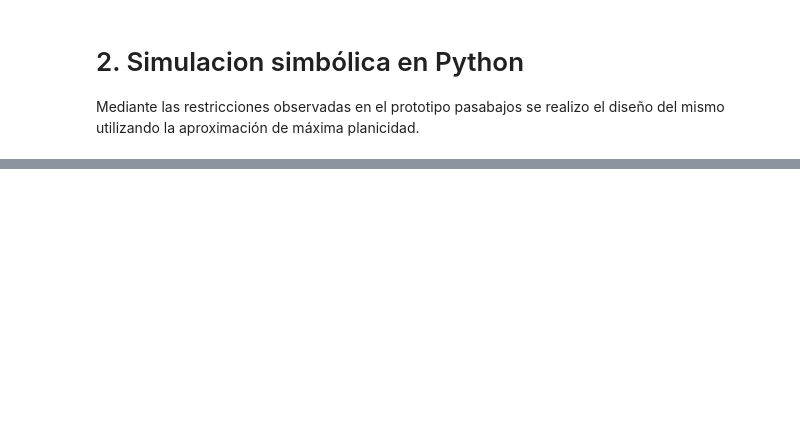
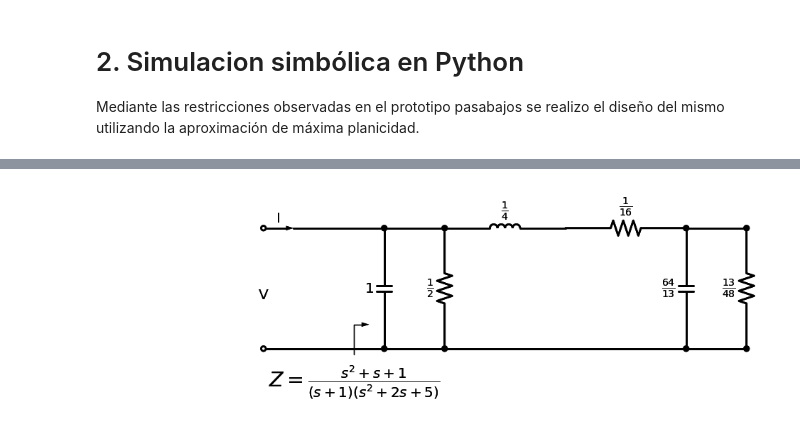
Before and after one commit to spalozzo/tc2_2023, a Jupyter notebook: TrabajoSemanal10/TS10_Notebook.ipynb, the cells around one changed output, grey strips where cells are left out. Cells and saved outputs as stored; diff of their text form; code cells hidden in the pictures; blank space fills up the shorter version.

```diff
--- a/TrabajoSemanal10/TS10_Notebook.ipynb
+++ b/TrabajoSemanal10/TS10_Notebook.ipynb
@@ -83,37 +83,41 @@ C1 = kC1/s # Me quedo con el valor del componente
 G_inf = sp.limit(Y2, s, sp.oo)
 G_0 = sp.limit(Y2, s, 0)
 # Remuevo la menor admitancia
-R1 = 1/np.min((Ginf, G0))
+R1 = 1/np.min((G_inf, G_0))
 Y4 = Y2 - 1/R1
 
 # Remuevo un inductor en k_inf
 Z6, kL1 = remover_polo_infinito(1/Y4)
 L1 = kL1/s # Me quedo con el valor del componente
 
 # Analizo extremos reales de la funcion excitacion
-Rinf = sp.limit(Z6, s, sp.oo)
-R0 = sp.limit(Z6, s, 0)
+R_inf = sp.limit(Z6, s, sp.oo)
+R_0 = sp.limit(Z6, s, 0)
 # Remuevo la menor resistencia
-R2 = np.min((Rinf, R0))
+R2 = np.min((R_inf, R_0))
 Z8 = Z6 - R2
 
 # Remuevo un capacitor en k_inf
 Y10, kC2 = remover_polo_infinito(1/Z8)
 C2 = kC2/s # Me quedo con el valor del componente
 
 # El residuo final es una R en paralelo
 R3 = 1/Y10
 
 # Dibujo la red
 circuito = Drawing(unit=4)
 circuito = dibujar_puerto_entrada(circuito, voltage_lbl = ('V'), current_lbl = 'I')
-circuito, zz_lbl = dibujar_funcion_exc_abajo(circuito, 'Z', Fz, hacia_salida = True,k_gap_width = 0.5)
+circuito, zz_lbl = dibujar_funcion_exc_abajo(circuito, 'Z', Z1, hacia_salida = True, k_gap_width = 0.5)
 circuito = dibujar_elemento_derivacion(circuito, Capacitor, C1)
+circuito = dibujar_espacio_derivacion(circuito)
 circuito = dibujar_espacio_derivacion(circuito)
 circuito = dibujar_elemento_derivacion(circuito, Resistor, R1)
 circuito = dibujar_elemento_serie(circuito, Inductor, L1)
 circuito = dibujar_elemento_serie(circuito, Resistor, R2)
 circuito = dibujar_elemento_derivacion(circuito, Capacitor, C2)
 circuito = dibujar_espacio_derivacion(circuito)
+circuito = dibujar_espacio_derivacion(circuito)
 circuito = dibujar_elemento_derivacion(circuito, Resistor, R3)
 display(circuito)
+# %% [output]
+[figure, added]
```
Also changed, not shown: parts of 3 cells of this notebook, 11 other files.
